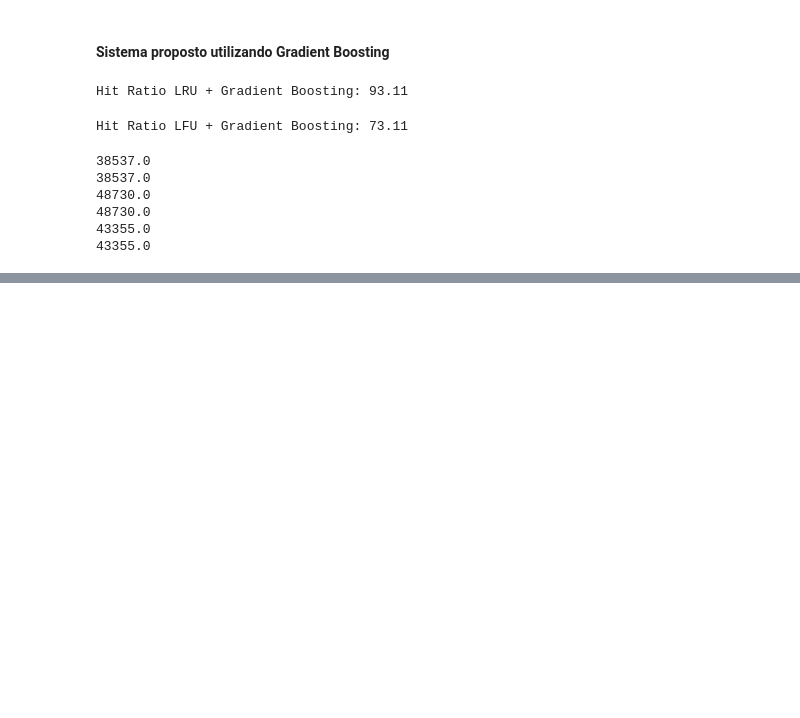
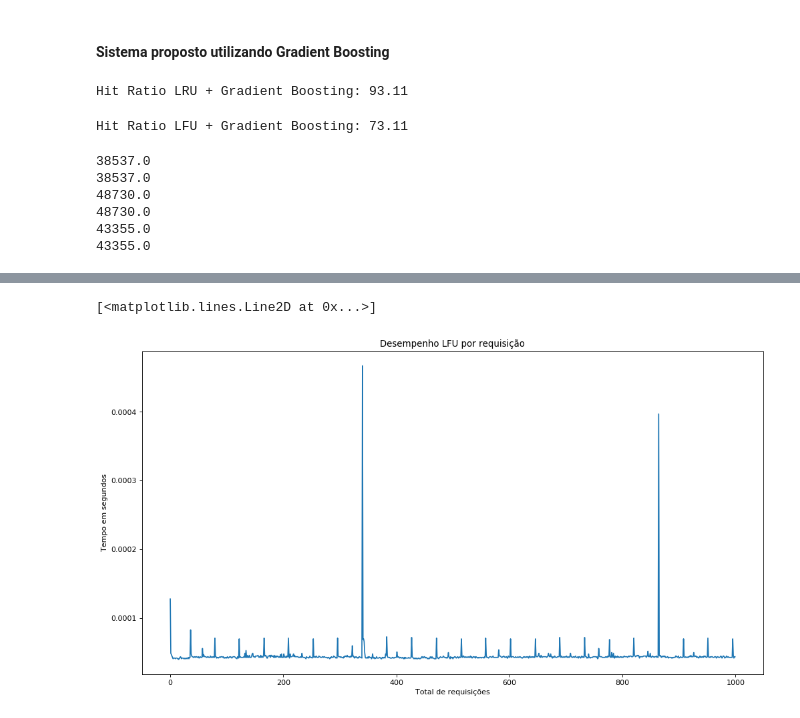
Before and after one commit to alexandreio/Web-Proxy-Cache-Inteligente, a Jupyter notebook: 2 - Versão Final.ipynb, the cells around one changed output, grey strips where cells are left out. Saved outputs shown, nothing was run; the diff lists cells and outputs as text; code cells hidden in the pictures; blank space fills up the shorter version.

```diff
--- a/2 - Versão Final.ipynb
+++ b/2 - Versão Final.ipynb
@@ -508,0 +599,12 @@ Se o algoritmo de classificação diz que n tem necessidade de consultar o algor
+# %%
+x_times_LFU = pd.DataFrame(times_LFU)
+x_times_LFU[0] = x_times_LFU[0]  / np.timedelta64(1, 's')
+
+figure(num=None, figsize=(15, 8), dpi=80, facecolor='w', edgecolor='k')
+plt.title("Desempenho LFU por requisição")
+plt.xlabel("Total de requisições")
+plt.ylabel("Tempo em segundos")
+plt.plot(x_times_LFU)
+# %% [output]
+[<matplotlib.lines.Line2D at 0x...>]
+[figure, added]
```
Also changed, not shown: parts of 33 cells of this notebook.
